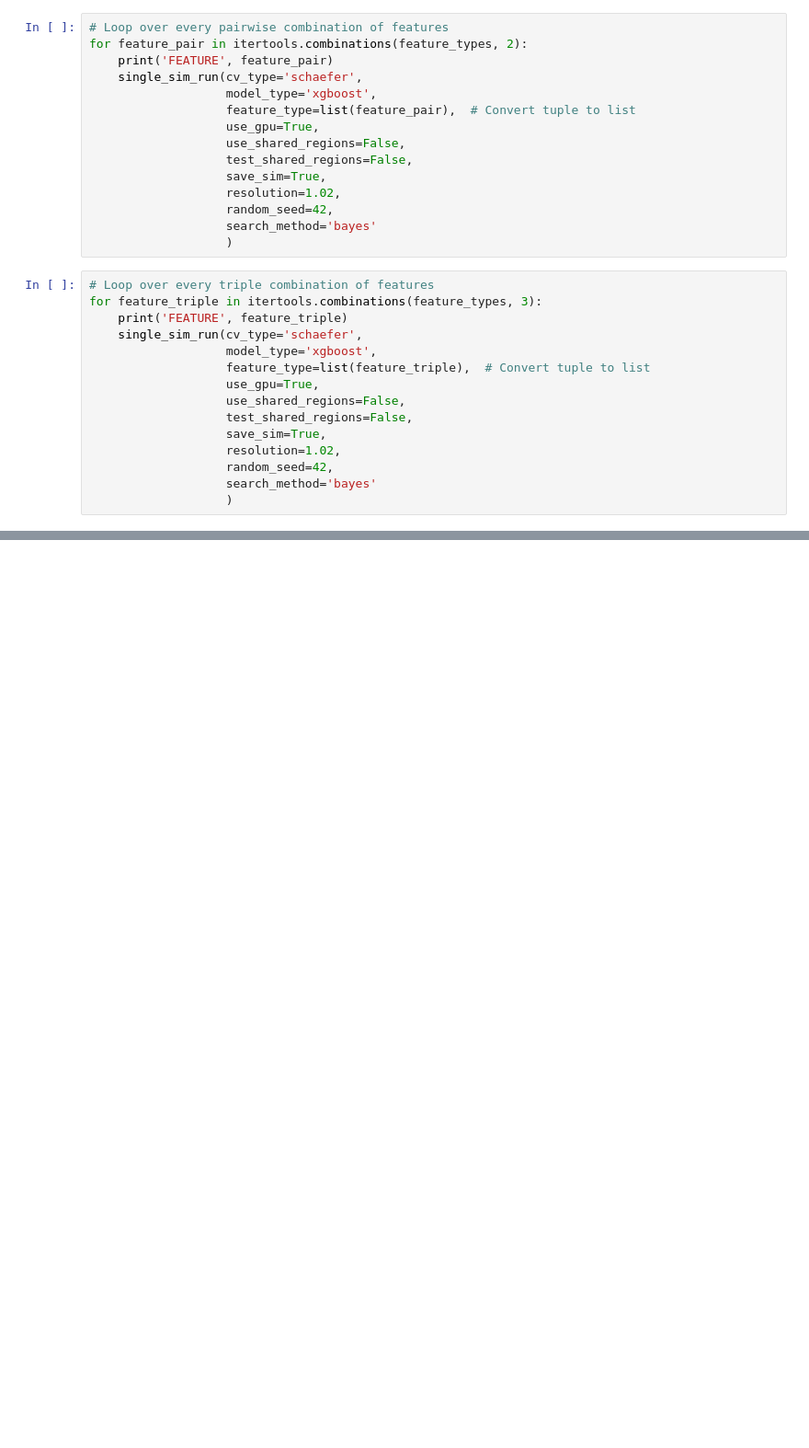
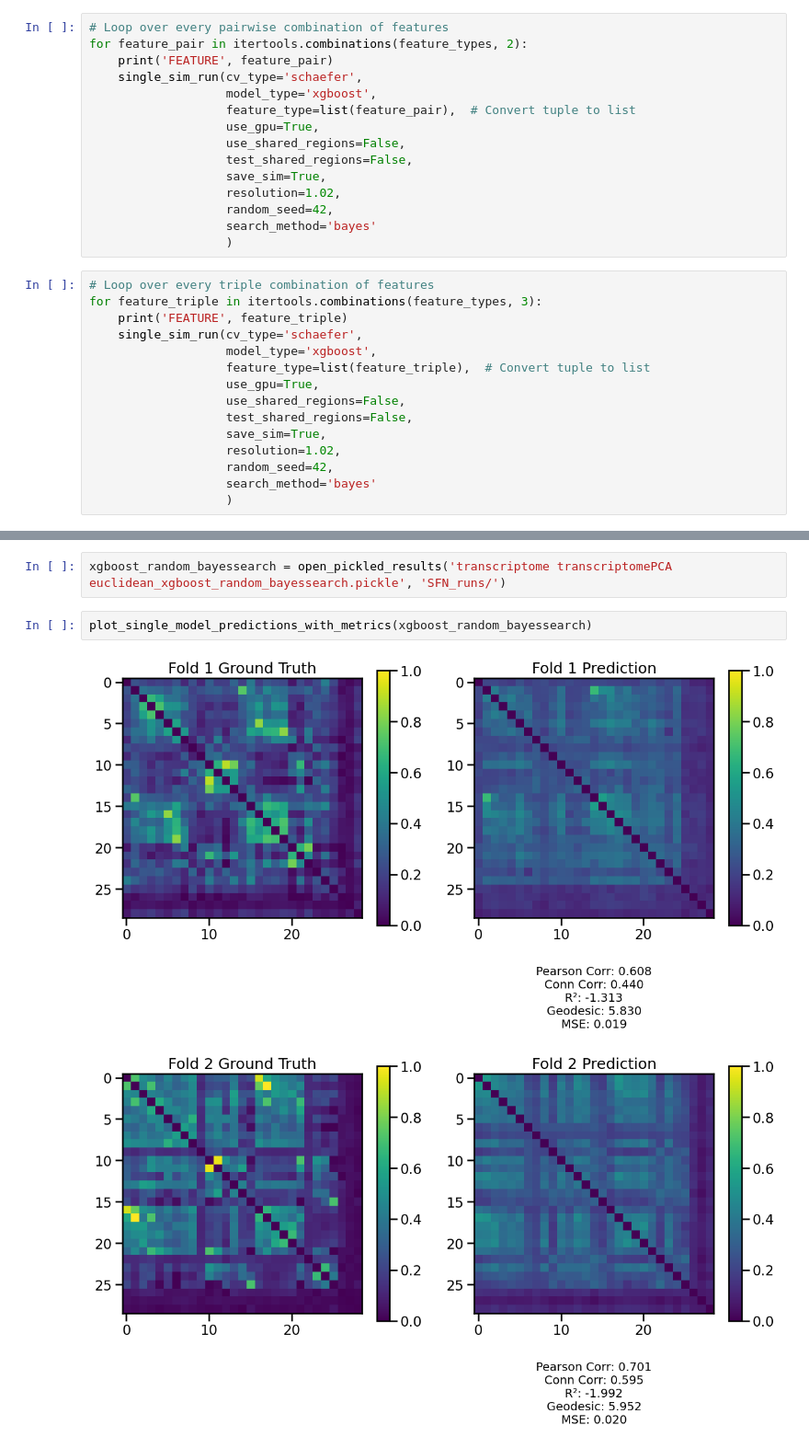
Before and after one commit to neuroinfolab/GeneEx2Conn, a Jupyter notebook: SFN24_experiments.ipynb, the cells around one changed output, grey strips where cells are left out. Shown at 92% size. Drawn from its saved outputs; the diff is of its cells as text; blank space fills up the shorter version.

```diff
--- a/SFN24_experiments.ipynb
+++ b/SFN24_experiments.ipynb
@@ -325,0 +400,7 @@ for feature_triple in itertools.combinations(feature_types, 3):
+# %%
+xgboost_random_bayessearch = open_pickled_results('transcriptome transcriptomePCA euclidean_xgboost_random_bayessearch.pickle', 'SFN_runs/')
+# %%
+plot_single_model_predictions_with_metrics(xgboost_random_bayessearch)
+# %% [output]
+[figure, added]
+[figure, added]
```
Also changed, not shown: parts of 34 cells of this notebook, 14 other files.
